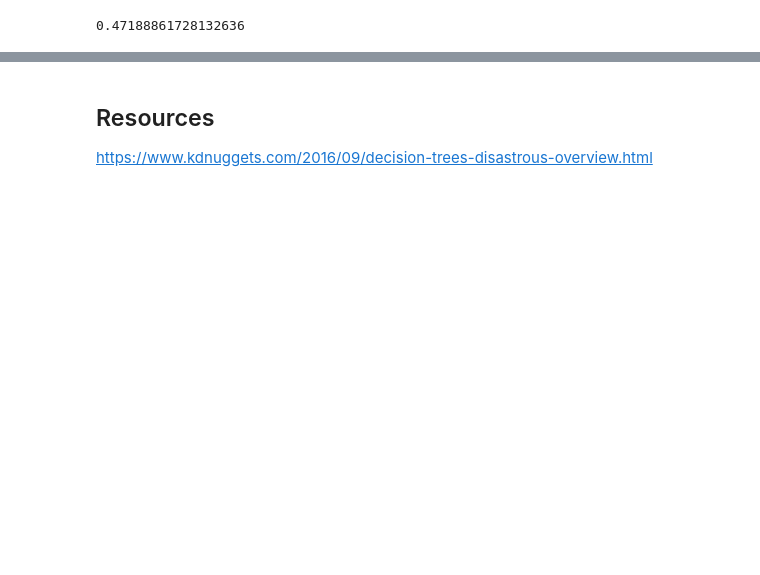
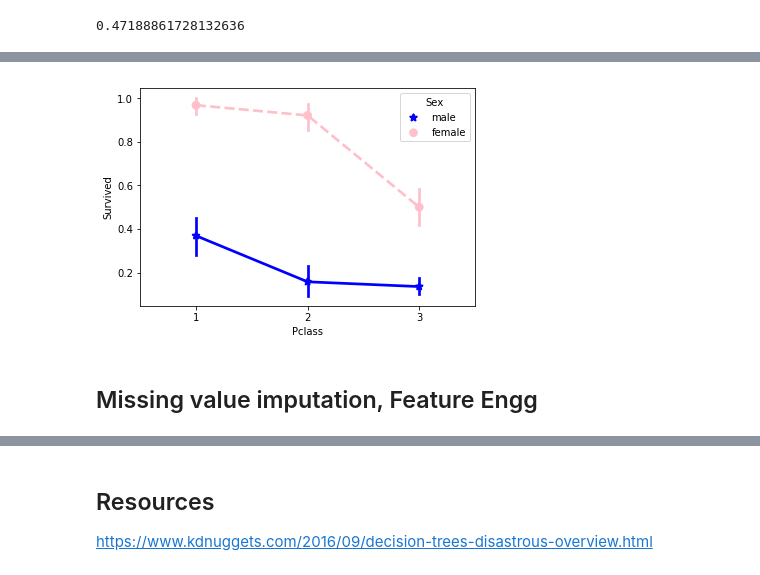
Before and after one commit to Rajneesh-Tiwari/ML-Backup_17072018, a Jupyter notebook: _Data Mind/Class 9/Class9.ipynb, the cells around one changed output, grey strips where cells are left out. Drawn from its saved outputs; the diff is of its cells as text; code cells hidden in the pictures; blank space fills up the shorter version.

```diff
--- a/_Data Mind/Class 9/Class9.ipynb
+++ b/_Data Mind/Class 9/Class9.ipynb
@@ -559,0 +708,8 @@ b = np.power(60/97,2)
+# %%
+sns.pointplot(x="Pclass", y="Survived", hue="Sex", data=data_train,
+              palette={"male": "blue", "female": "pink"},
+              markers=["*", "o"], linestyles=["-", "--"]);
+# %% [output]
+[figure, added]
+# %% [markdown]
+## Missing value imputation, Feature Engg
```
Also changed, not shown: parts of 64 cells of this notebook.
